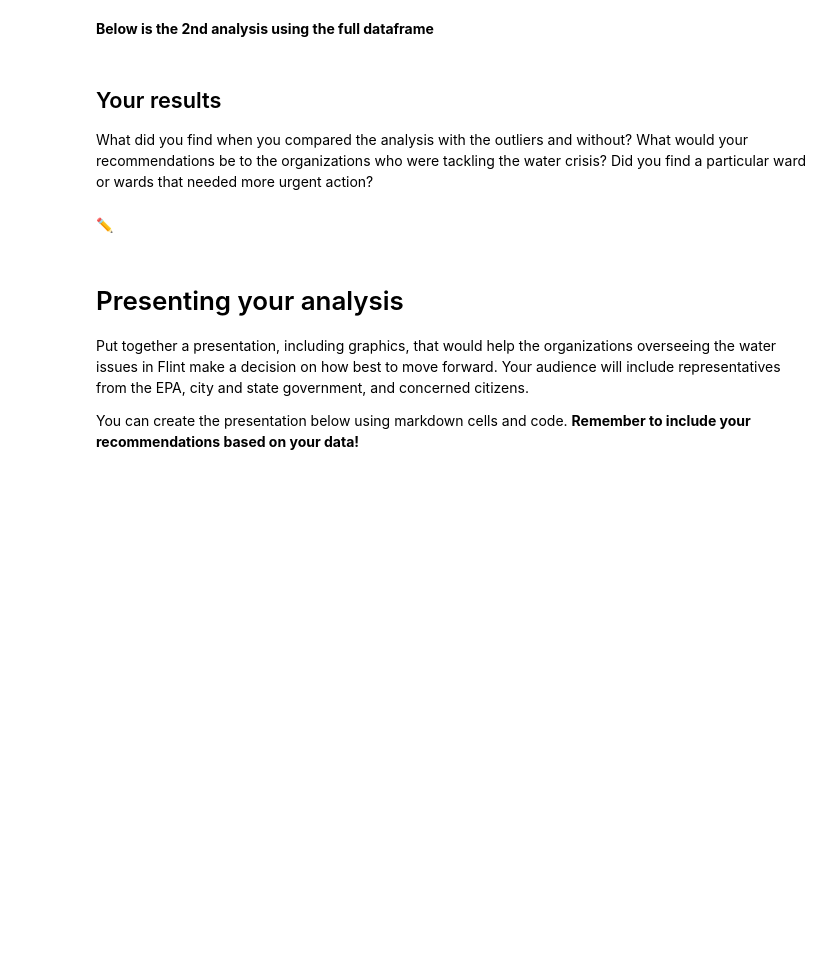
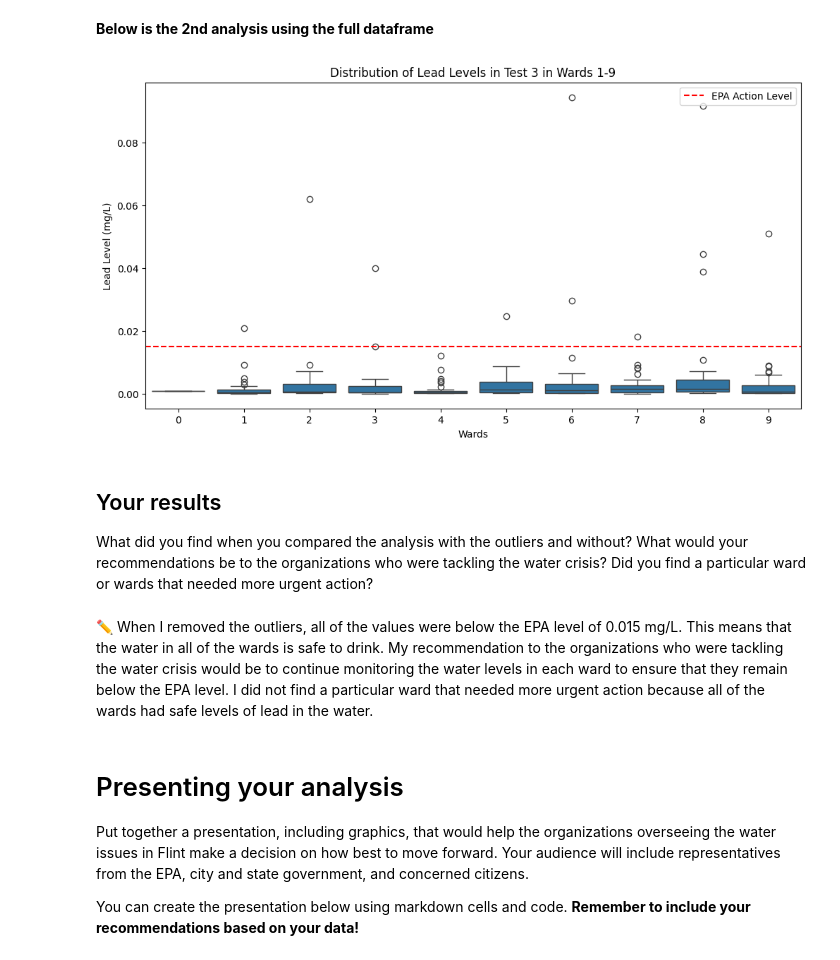
Before and after one commit to therealfiish/lil-pheobe, a Jupyter notebook: notebooks/21_Practice_E.ipynb, the cells around one changed output. Cells and saved outputs as stored; diff of their text form; code cells hidden in the pictures; blank space fills up the shorter version.

```diff
--- a/notebooks/21_Practice_E.ipynb
+++ b/notebooks/21_Practice_E.ipynb
@@ -38,0 +33,12 @@ How can we use masks in Pandas to address some of these issues? As you work thro
+# %%
+# Type your code here
+
+import seaborn as sns
+import pandas as pd
+import matplotlib.pyplot as plt
+
+# Load the data
+flint = pd.read_csv("C:/ds/lil-pheobe/data/flint.csv")
+flint.insert(4, "Pb Bottle 1 in mg/L", flint["Pb Bottle 1 (ppb) - First Draw"]/1000)
+flint.insert(6, "Pb Bottle 2 in mg/L", flint["Pb Bottle 2 (ppb) - 45 secs flushing"]/1000)
+flint.insert(8, "Pb Bottle 3 in mg/L", flint["Pb Bottle 3 (ppb) - 2 mins flushing"]/1000)
@@ -48,13 +92,24 @@ How can we use masks in Pandas to address some of these issues? As you work thro
 # %% [markdown]
 **Below is the 2nd analysis using the full dataframe**
+# %%
+plt.figure(figsize=(12, 6))
+sns.boxplot(x='Ward', y='Pb Bottle 3 in mg/L', data=flint)
+plt.axhline(y=0.015, color='r', linestyle='--', label='EPA Action Level')
+plt.legend()
+plt.title('Distribution of Lead Levels in Test 3 in Wards 1-9')
+plt.xlabel('Wards')
+plt.ylabel('Lead Level (mg/L)')
+plt.show()
+# %% [output]
+[figure, added]
 # %% [markdown]
 ## Your results
 
 What did you find when you compared the analysis with the outliers and without?
 What would your recommendations be to the organizations who were tackling the water crisis?
 Did you find a particular ward or wards that needed more urgent action?
-# %% [markdown]
-<font size=+2>&#9999;</font>
+# %% [markdown]
+<font size=+2>&#9999;</font> When I removed the outliers, all of the values were below the EPA level of 0.015 mg/L. This means that the water in all of the wards is safe to drink. My recommendation to the organizations who were tackling the water crisis would be to continue monitoring the water levels in each ward to ensure that they remain below the EPA level. I did not find a particular ward that needed more urgent action because all of the wards had safe levels of lead in the water.
 # %% [markdown]
 # Presenting your analysis
 
```
Also changed, not shown: parts of 12 cells of this notebook, 1 other file.
